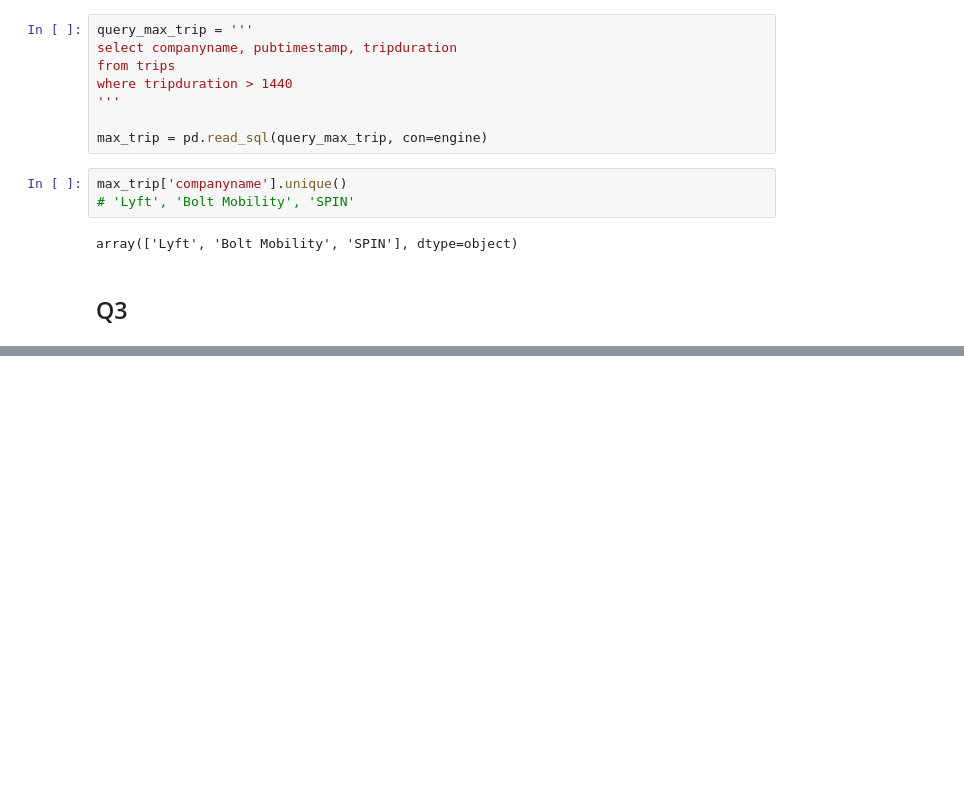
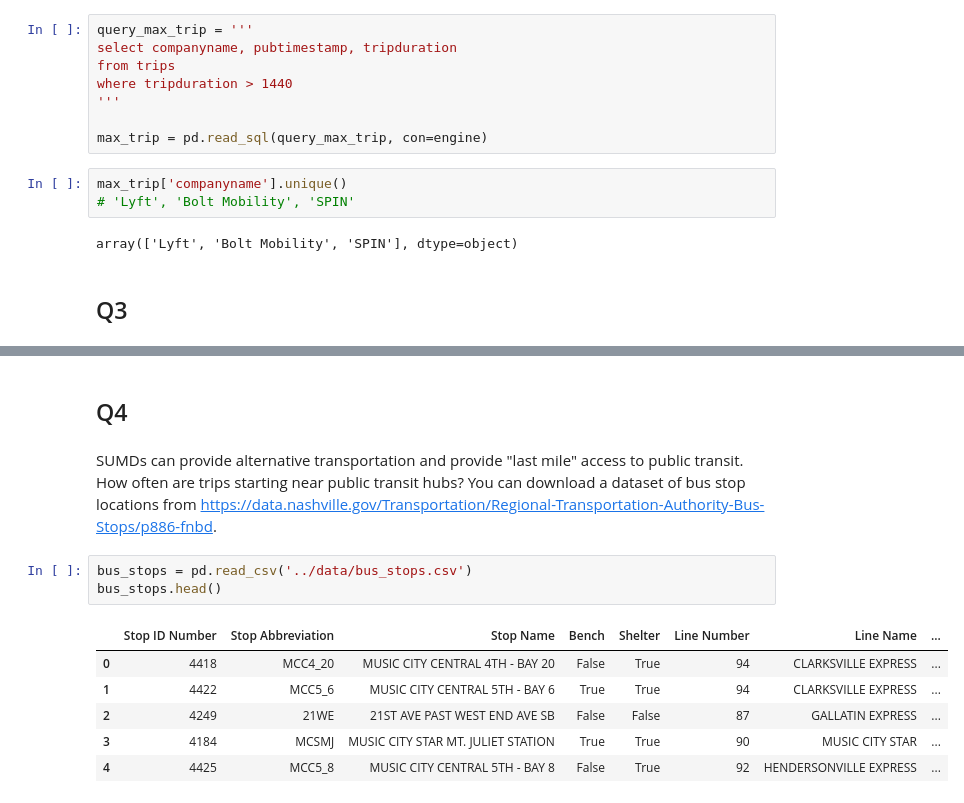
Before and after one commit to NSS-Data-Analytics-Cohort-10/scooters-group-2, a Jupyter notebook: notebooks/scooters1.ipynb, the cells around one changed output, grey strips where cells are left out. Cells and saved outputs as stored; diff of their text form; blank space fills up the shorter version.

```diff
--- a/notebooks/scooters1.ipynb
+++ b/notebooks/scooters1.ipynb
@@ -362,0 +510,14 @@ array(['Lyft', 'Bolt Mobility', 'SPIN'], dtype=object)
+# %% [markdown]
+## Q4
+# %% [markdown]
+SUMDs can provide alternative transportation and provide "last mile" access to public transit. How often are trips starting near public transit hubs? You can download a dataset of bus stop locations from https://data.nashville.gov/Transportation/Regional-Transportation-Authority-Bus-Stops/p886-fnbd.
+# %%
+bus_stops = pd.read_csv('../data/bus_stops.csv')
+bus_stops.head()
+# %% [output]
+|  | Stop ID Number | Stop Abbreviation | Stop Name | Bench | Shelter | Line Number | Line Name | ... |
+| 0 | 4418 | MCC4_20 | MUSIC CITY CENTRAL 4TH - BAY 20 | False | True | 94 | CLARKSVILLE EXPRESS | ... |
+| 1 | 4422 | MCC5_6 | MUSIC CITY CENTRAL 5TH - BAY 6 | True | True | 94 | CLARKSVILLE EXPRESS | ... |
+| 2 | 4249 | 21WE | 21ST AVE PAST WEST END AVE SB | False | False | 87 | GALLATIN EXPRESS | ... |
+| 3 | 4184 | MCSMJ | MUSIC CITY STAR MT. JULIET STATION | True | True | 90 | MUSIC CITY STAR | ... |
+| 4 | 4425 | MCC5_8 | MUSIC CITY CENTRAL 5TH - BAY 8 | False | True | 92 | HENDERSONVILLE EXPRESS | ... |
```
Also changed, not shown: parts of 32 cells of this notebook, 1 other file.
